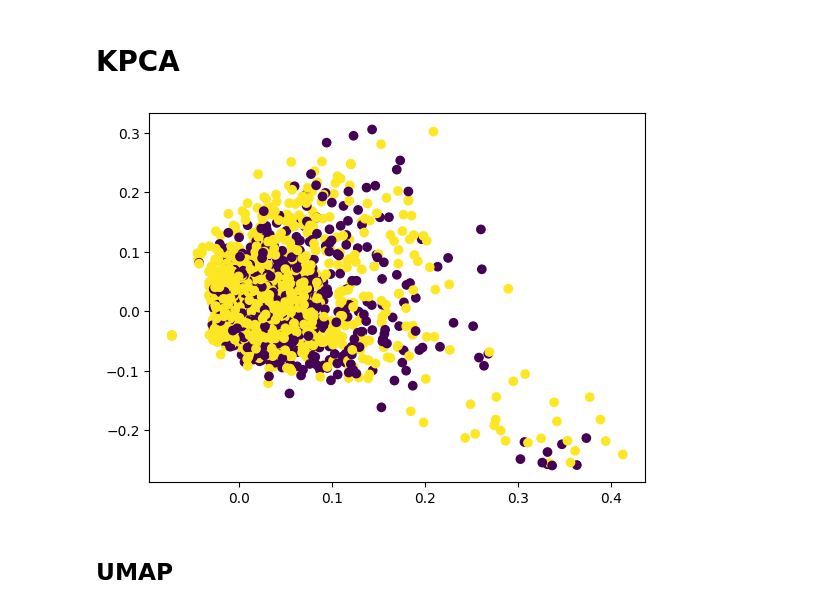
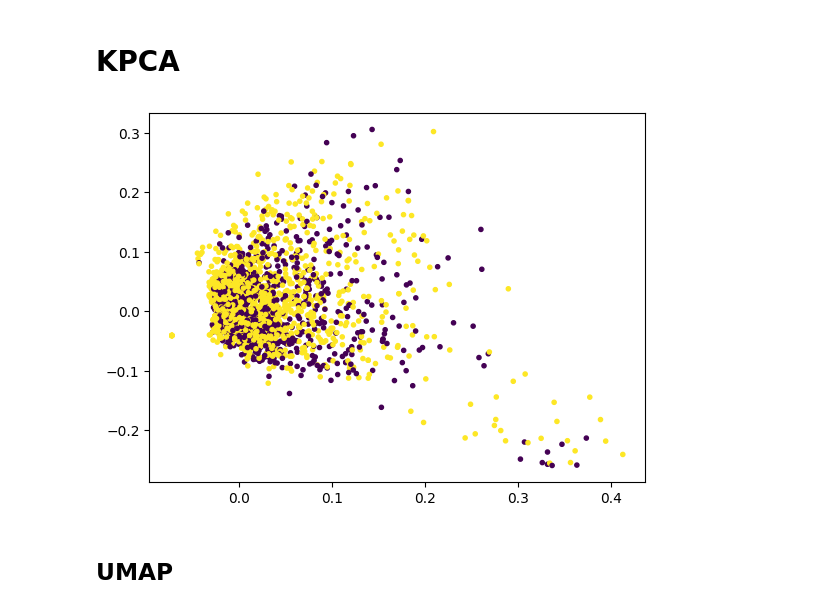
Before and after one commit to Crashprn/MachineLearningFinalProject, a Jupyter notebook: visualization.ipynb, the cells around one changed output. Drawn from its saved outputs; the diff is of its cells as text; code cells hidden in the pictures.

```diff
--- a/visualization.ipynb
+++ b/visualization.ipynb
@@ -68,14 +70,14 @@ Calculated PHATE in 11.52 seconds.
 # %%
 from sklearn.decomposition import KernelPCA
 
 kpca_operator = KernelPCA(n_components=2, kernel="rbf", gamma=1, n_jobs=10)
 
 transformed_data = kpca_operator.fit_transform(text_embeddings)
 
-plt.scatter(transformed_data[:, 0], transformed_data[:, 1], c=data["target"], cmap="viridis")
+plt.scatter(transformed_data[:, 0], transformed_data[:, 1], marker=".", c=data["target"], cmap="viridis")
 plt.show()
 # %% [output]
-[figure, old version]
+[figure, new version]
 # %% [markdown]
 ## UMAP
 # %%
```
Also changed, not shown: parts of 5 cells of this notebook, 1 other file.
